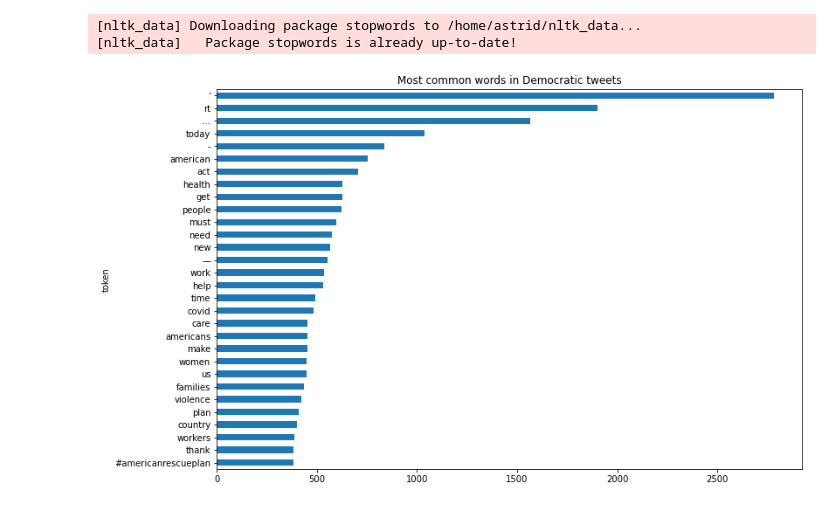
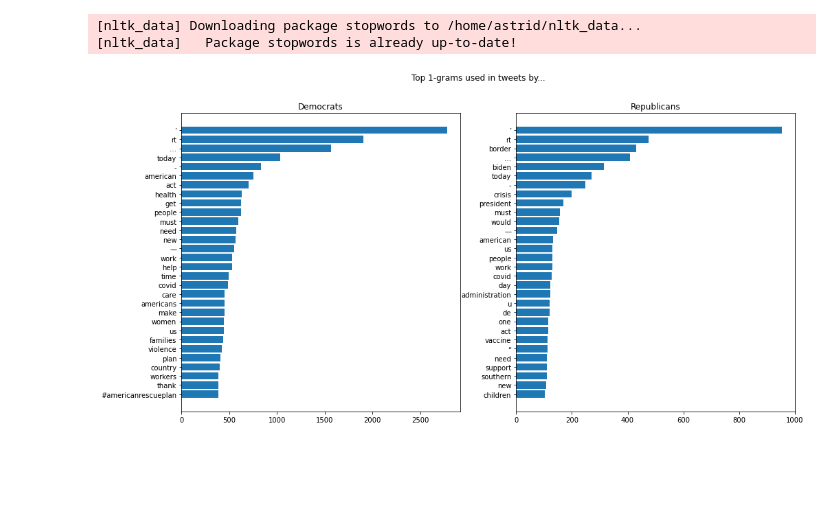
Before and after one commit to astralbijection/trans-data-analysis, a Jupyter notebook: notebooks/politician-eda.ipynb, the cells around one changed output. Saved outputs shown, nothing was run; the diff lists cells and outputs as text; code cells hidden in the pictures; blank space fills up the shorter version.

Commit message:
Plot n-grams together

```diff
--- a/notebooks/politician-eda.ipynb
+++ b/notebooks/politician-eda.ipynb
@@ -125,21 +125,31 @@ def calculate_word_freqs(series, ngram_size=1):
 # %%
 import matplotlib.pyplot as plt
 
 
-def plot_frequencies(ax, freq_series):
-    freq_series.iloc[:30].plot.barh()
+def plot_frequencies(ax: plt.Axes, freq_series):
+    top_n = freq_series.iloc[:30]
+    ax.barh(top_n.index, top_n)
     ax.invert_yaxis()
-    plt.show()
 
-
-FIGSIZE = (12, 8)
 
 def plot_ngrams(ax, tweet_series, ngram_size=1):
     frequency_df = calculate_word_freqs(tweet_series, ngram_size=ngram_size)
     plot_frequencies(ax, frequency_df['count'])
 
-_, ax = plt.subplots(figsize=FIGSIZE)
-ax.set_title('Most common words in Democratic tweets')
-plot_ngrams(ax, tweet_df[tweet_df['party'] == 'Democratic']['tweet'])
+
+def plot_parties(tweet_df, ngram_size):
+    fig, (ax_l, ax_r) = plt.subplots(1, 2, figsize=(16, 8))
+
+    fig.suptitle(f'Top {ngram_size}-grams used in tweets by...')
+
+    ax_l.set_title('Democrats')
+    plot_ngrams(ax_l, tweet_df[tweet_df['party'] == 'Democratic']['tweet'], ngram_size)
+
+    ax_r.set_title('Republicans')
+    plot_ngrams(ax_r, tweet_df[tweet_df['party'] == 'Republican']['tweet'], ngram_size)
+
+
+plot_parties(tweet_df, 1)
+plt.show()
 # %% [output]
-[figure, old version]
+[figure, new version]
```
Also changed, not shown: parts of 7 cells of this notebook.
